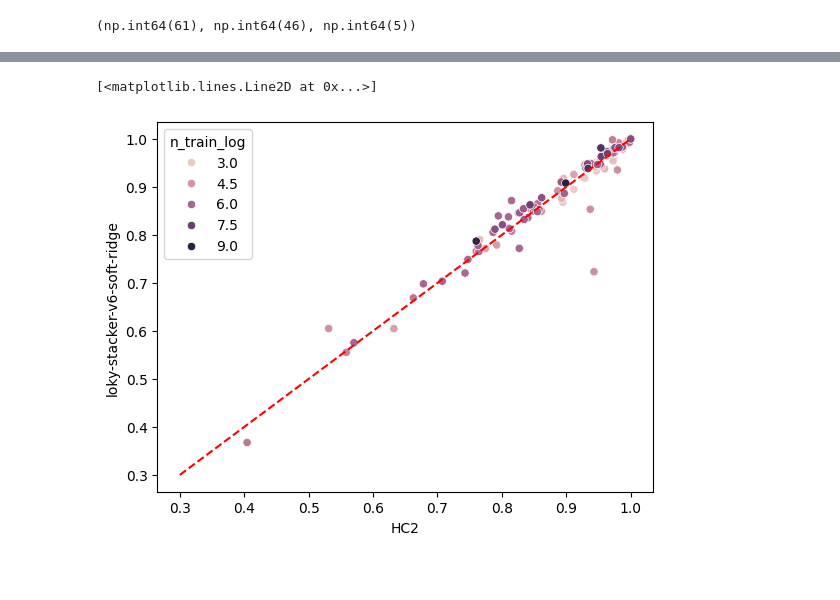
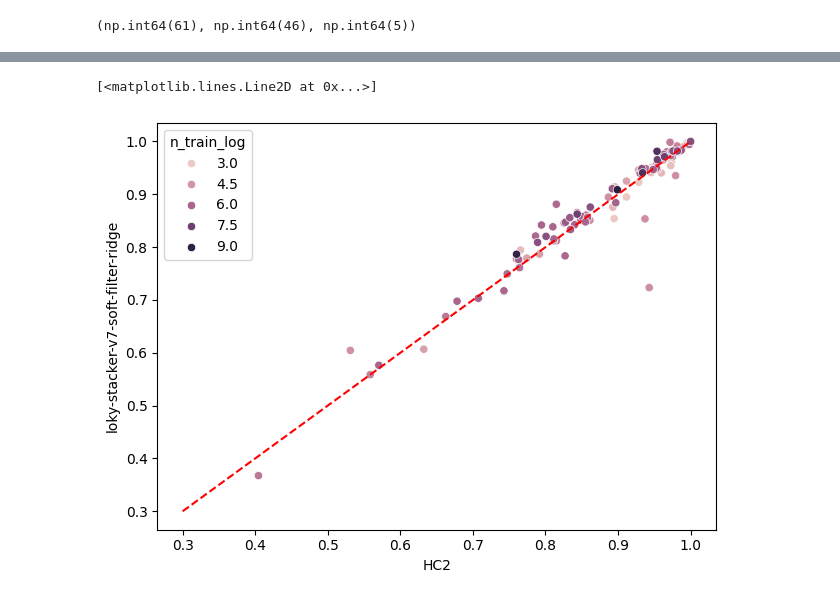
Before and after one commit to gasperpetelin/TSCGlue, a Jupyter notebook: notebooks/bakeoff.ipynb, the cells around one changed output, grey strips where cells are left out. Cells and saved outputs as stored; diff of their text form; code cells hidden in the pictures; blank space fills up the shorter version.

```diff
--- a/notebooks/bakeoff.ipynb
+++ b/notebooks/bakeoff.ipynb
@@ -13,3 +92,7 @@ import seaborn as sns
+# %%
+res_mine = res_mine.filter(
+    (pl.col("model").str.contains("loky-stacker-v5"))==False
+)
 # %%
 results_arr, datasets, classifiers = load_classification_bake_off_2023_results(
     num_resamples=30, as_array=True
@@ -17,6 +100,3 @@ results_arr, datasets, classifiers = load_classification_bake_off_2023_results(
 results_arr.shape
 # %% [output]
 (112, 34)
-# %%
-res_mine = pl.scan_parquet("s3://tsc-glue/performance-benchmarking/*.parquet").collect()
-len(res_mine)
@@ -83,10 +159,10 @@ drop_models = ['ShapeDTW', 'EE', 'ResNet', 'CNN',
                'CIF', 'BOSS', 'TSFresh', 'Arsenal',
                'HC1', 'Hydra', '1NN-DTW', 'ROCKET',
                'Mini-R', 'WEASEL-D', 'InceptionT', 'Signatures', 'RISE', 'DrCIF', 'TDE',
-               'loky-stacker-v5-soft-et',
-               'loky-stacker-v5-soft-ridge',
-               'loky-stacker-v5-soft-rf',
-               'loky-stacker-v5-r1',
+               #'loky-stacker-v5-soft-et',
+               #'loky-stacker-v5-soft-ridge',
+               #'loky-stacker-v5-soft-rf',
+               #'loky-stacker-v5-r1',
 ]
 # %%
 df_performance_full = df_performance_full.drop(drop_models)
@@ -183,15 +280,15 @@ shape: (112, 30)
 # %%
 m1 = 'HC2'
-m2 = 'loky-stacker-v6-soft-ridge'
+m2 = 'loky-stacker-v7-soft-filter-ridge'
 data = df_performance_full.join(stats, on='dataset').with_columns(pl.col('n_train').log().alias('n_train_log')).sort('n_train')
 sns.scatterplot(data=data.to_pandas(), x=m1, y=m2, hue='n_train_log')
 #plt.scatter(clsf[m1], clsf[m2], alpha=0.7, edgecolors='b', s=5)
 plt.xlabel(m1)
 plt.ylabel(m2)
 plt.plot([0.3, 1], [0.3, 1], 'r--')
 # %% [output]
 [<matplotlib.lines.Line2D at 0x...>]
-[figure, old version]
+[figure, new version]
 # %%
 plt.scatter(data['n_train'], data[m1]-data[m2], s=10)
 plt.xlabel('Training Set Size')
```
Also changed, not shown: parts of 20 cells of this notebook, 9 other files.
